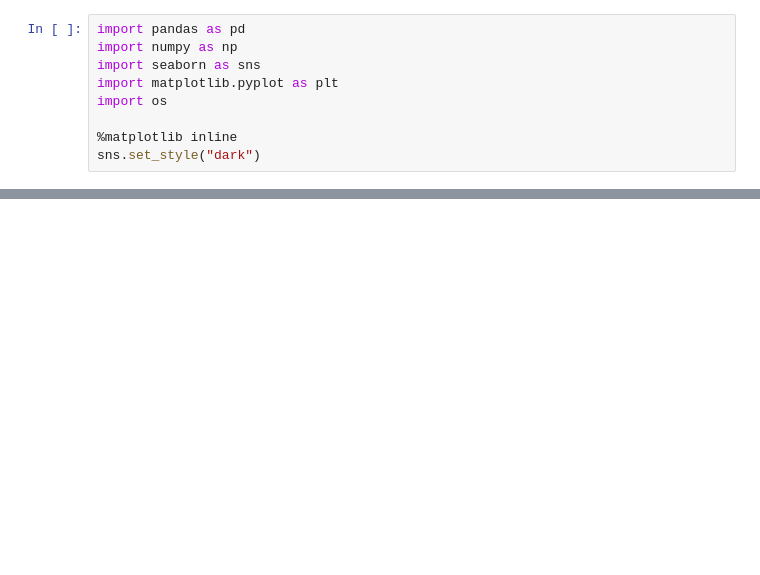
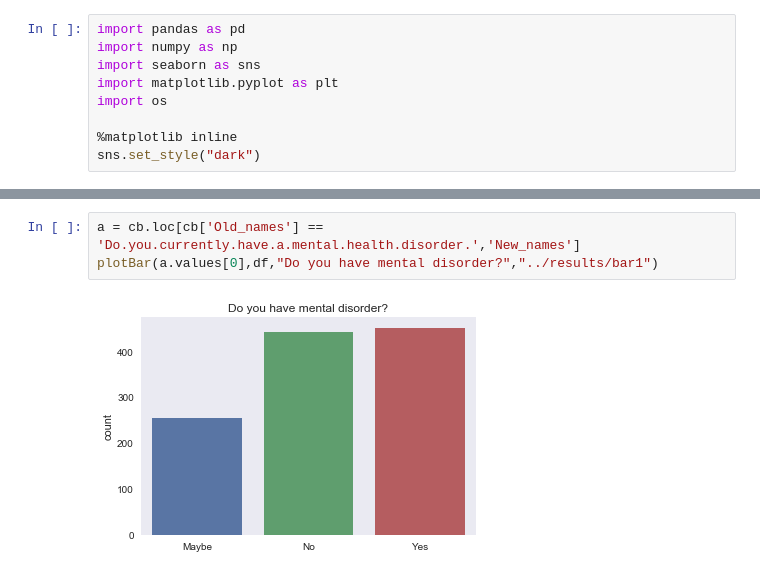
Before and after one commit to abimur-123/Mentalhealth_project, a Jupyter notebook: scripts/Data_EDA.ipynb, the cells around one changed output, grey strips where cells are left out. Cells and saved outputs as stored; diff of their text form; blank space fills up the shorter version.

```diff
--- a/scripts/Data_EDA.ipynb
+++ b/scripts/Data_EDA.ipynb
@@ -242,0 +39,5 @@ plotBar("C16",df,"Discussion with coworkers comfort level?")
+# %%
+a = cb.loc[cb['Old_names'] == 'Do.you.currently.have.a.mental.health.disorder.','New_names']
+plotBar(a.values[0],df,"Do you have mental disorder?","../results/bar1")
+# %% [output]
+[figure, added]
```
Also changed, not shown: parts of 40 cells of this notebook, 1 other file.
